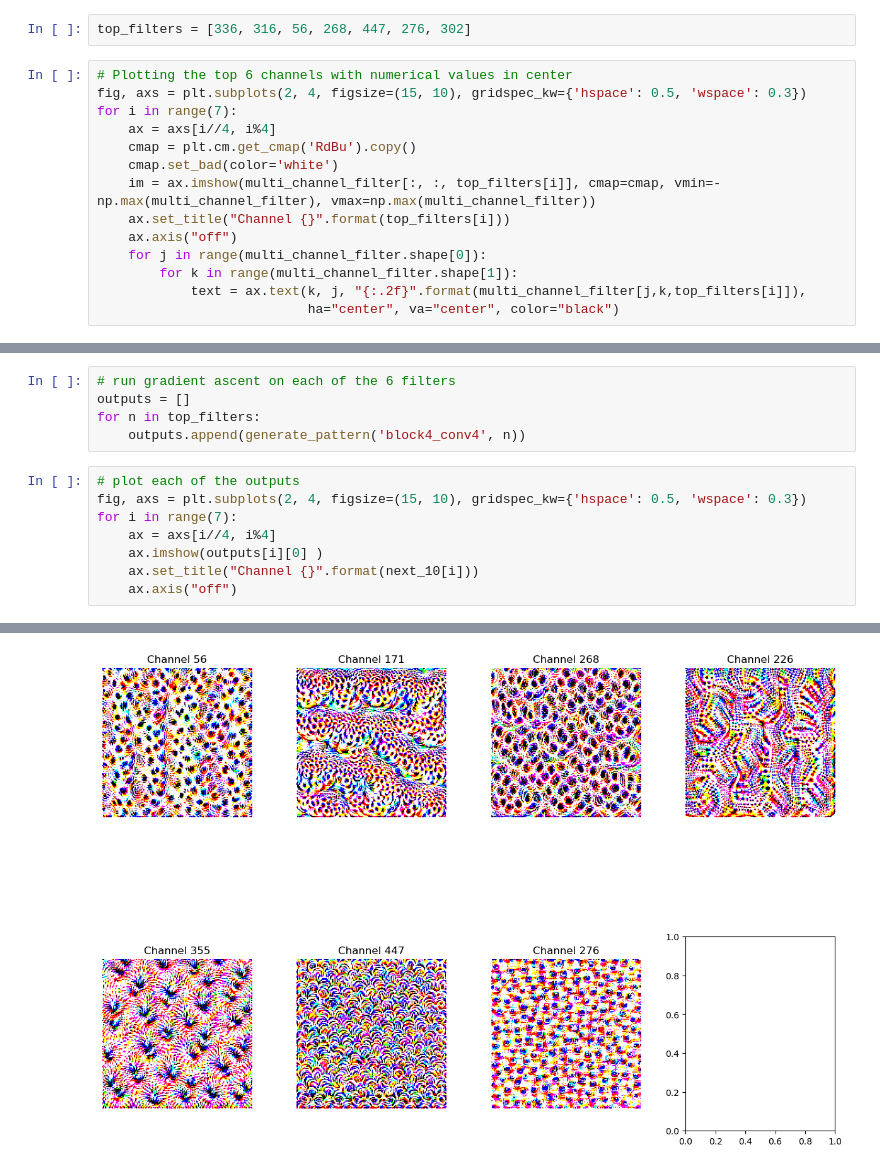
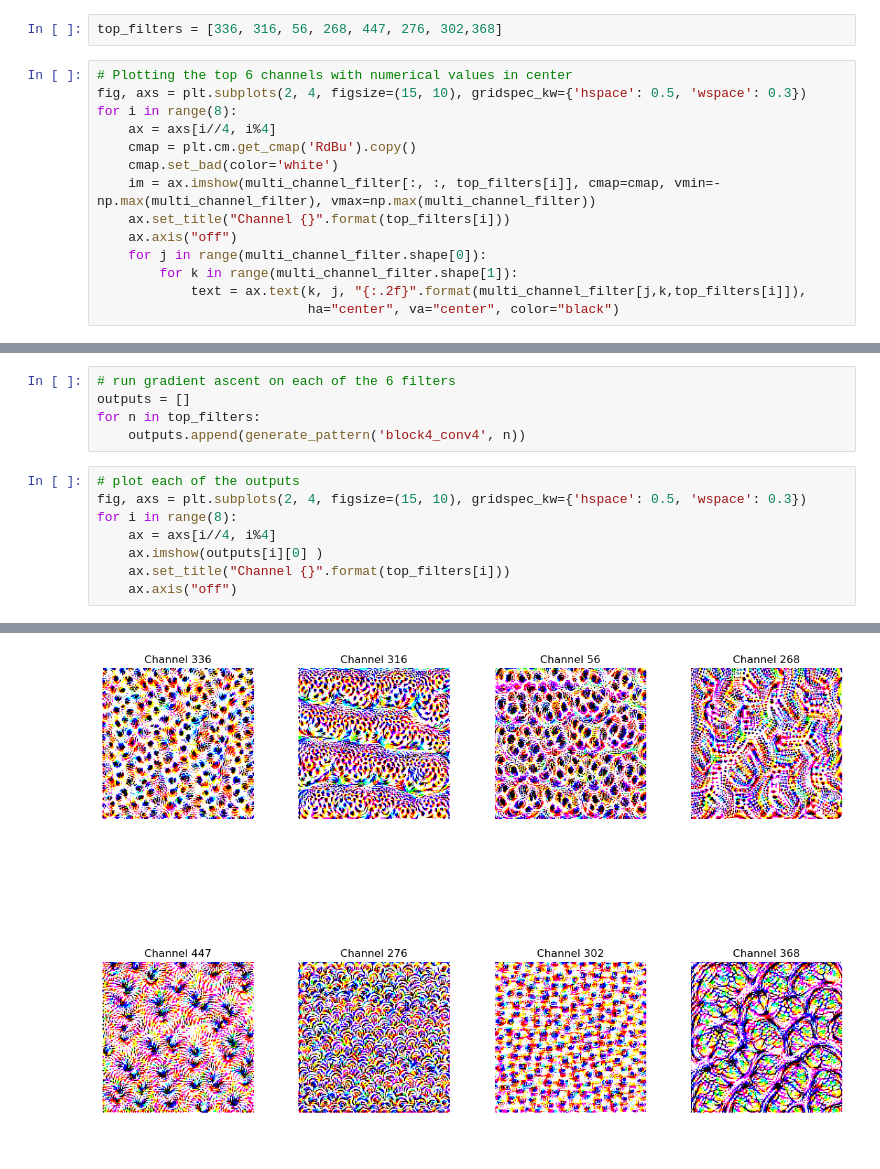
Before and after one commit to saakethkoka/ML-Lab3-CNN-Visualization, a Jupyter notebook: main.ipynb, the cells around one changed output, grey strips where cells are left out. Drawn from its saved outputs; the diff is of its cells as text.

```diff
--- a/main.ipynb
+++ b/main.ipynb
@@ -376,11 +376,11 @@ Clipping input data to the valid range for imshow with RGB data ([0..1] for floa
 Clipping input data to the valid range for imshow with RGB data ([0..1] for floats or [0..255] for integers).
 [figure]
 # %%
-top_filters = [336, 316, 56, 268, 447, 276, 302]
+top_filters = [336, 316, 56, 268, 447, 276, 302,368]
 # %%
 # Plotting the top 6 channels with numerical values in center
 fig, axs = plt.subplots(2, 4, figsize=(15, 10), gridspec_kw={'hspace': 0.5, 'wspace': 0.3})
-for i in range(7):
+for i in range(8):
     ax = axs[i//4, i%4]
     cmap = plt.cm.get_cmap('RdBu').copy()
     cmap.set_bad(color='white')
@@ -401,10 +401,10 @@ for n in top_filters:
 # %%
 # plot each of the outputs
 fig, axs = plt.subplots(2, 4, figsize=(15, 10), gridspec_kw={'hspace': 0.5, 'wspace': 0.3})
-for i in range(7):
+for i in range(8):
     ax = axs[i//4, i%4]
     ax.imshow(outputs[i][0] )
-    ax.set_title("Channel {}".format(next_10[i]))
+    ax.set_title("Channel {}".format(top_filters[i]))
     ax.axis("off")
 # %% [output]
 Clipping input data to the valid range for imshow with RGB data ([0..1] for floats or [0..255] for integers).
@@ -417 +418 @@ Clipping input data to the valid range for imshow with RGB data ([0..1] for floa
-[figure, old version]
+[figure, new version]
```
Also changed, not shown: parts of 2 cells of this notebook.
